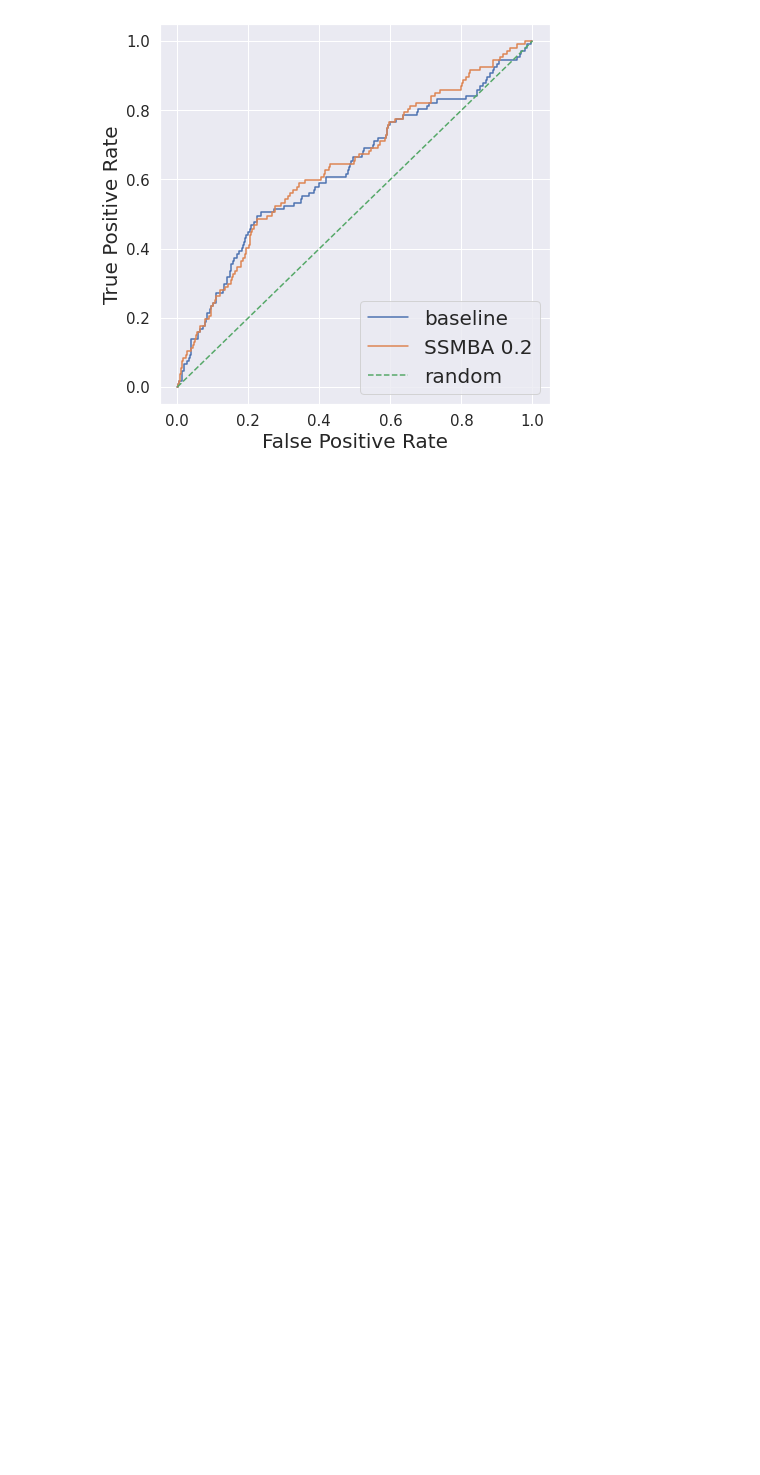
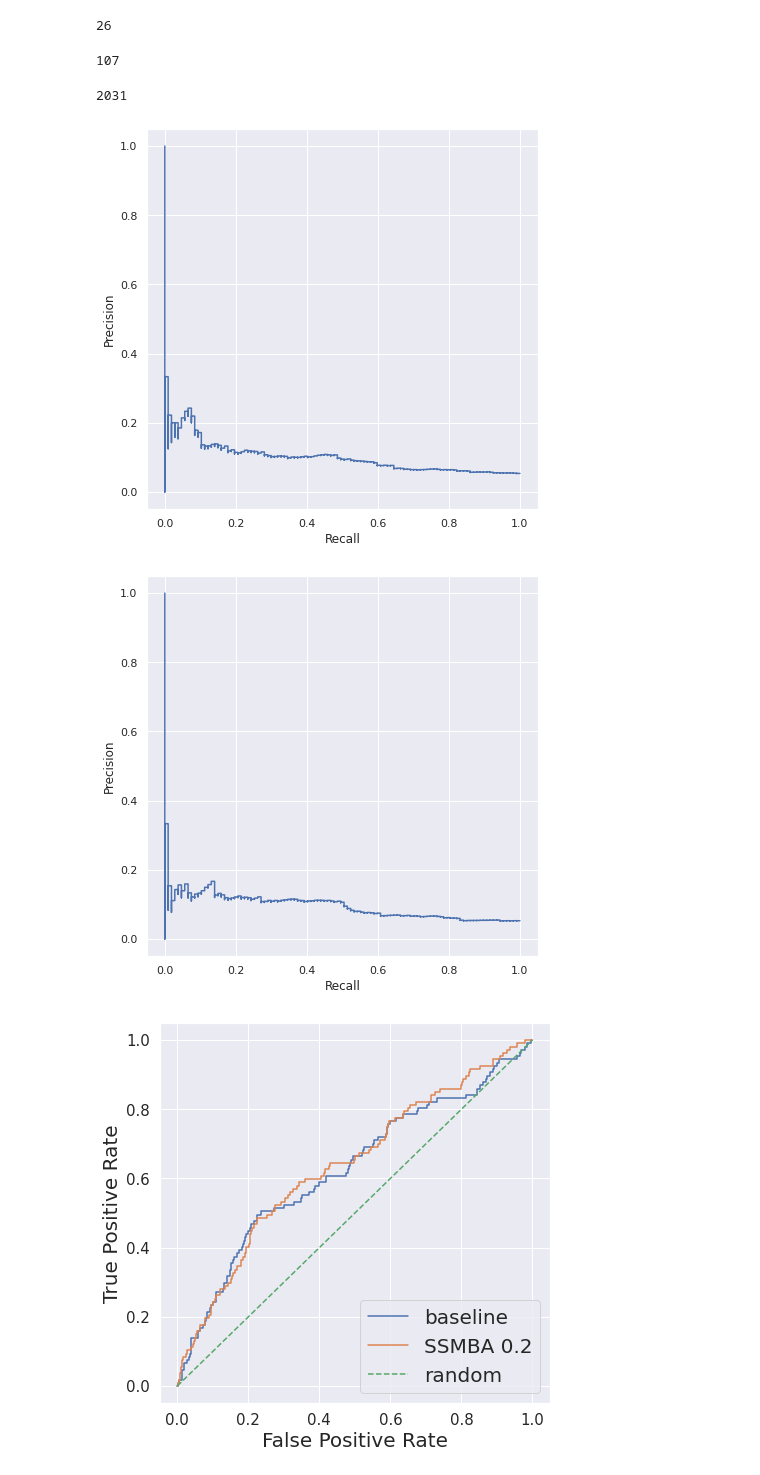
Before and after one commit to annabelng/bioSSMBA, a Jupyter notebook: notebooks/evaluation.ipynb, the cells around one changed output. Saved outputs shown, nothing was run; the diff lists cells and outputs as text; code cells hidden in the pictures; blank space fills up the shorter version.

```diff
--- a/evaluation.ipynb
+++ b/notebooks/evaluation.ipynb
@@ -193,3 +216,22 @@ bprec, brec = compute_prc(updatepred_labels, updatereal_labels, updatepred_prob)
+# %%
+np.sum((updatepred_labels == updatereal_labels)[updatereal_labels == 1])
+# %% [output]
+26
+# %%
+np.sum(updatereal_labels == 1)
+# %% [output]
+107
+# %%
+len(updatepred_labels)
+# %% [output]
+2031
+# %%
+from sklearn.metrics import PrecisionRecallDisplay
+pr_display = PrecisionRecallDisplay(precision=sprec, recall=srec).plot()
+b_display =  PrecisionRecallDisplay(precision=bprec, recall=brec).plot()
+# %% [output]
+[figure, added]
+[figure, added]
 # %%
 sns.set_style('white')
 sns.set(rc={'figure.figsize':(7,7)})
```
Also changed, not shown: parts of 4 cells of this notebook, 12 other files.
